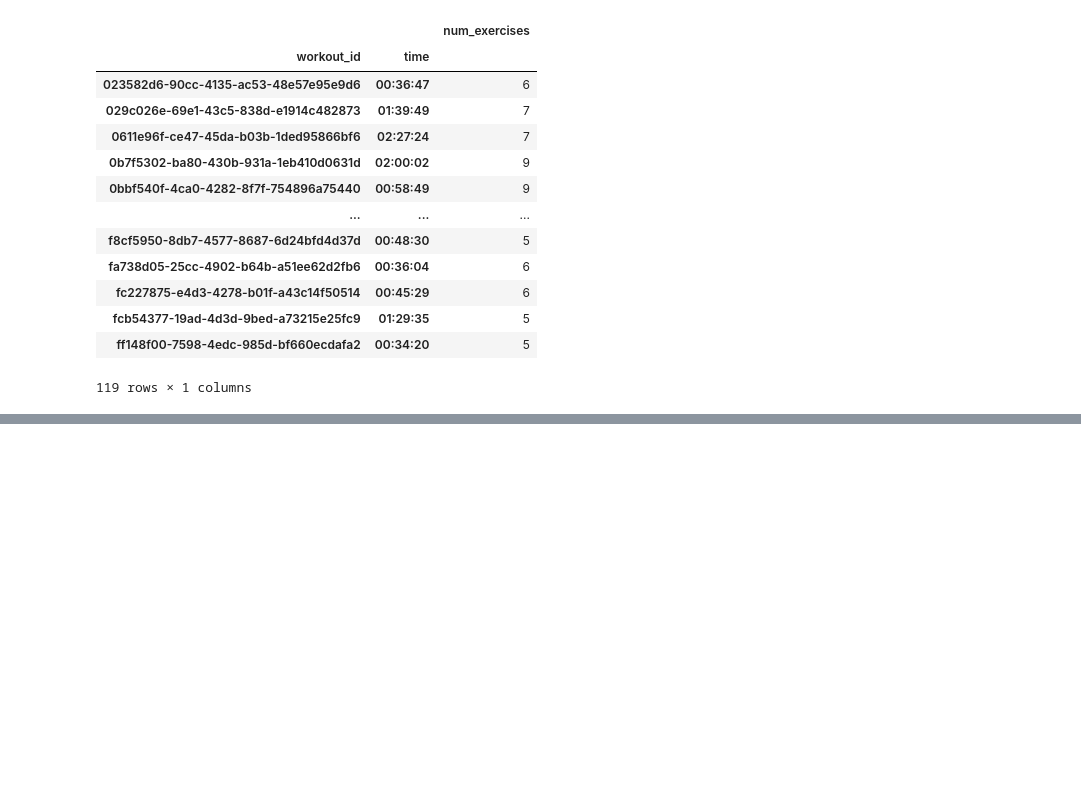
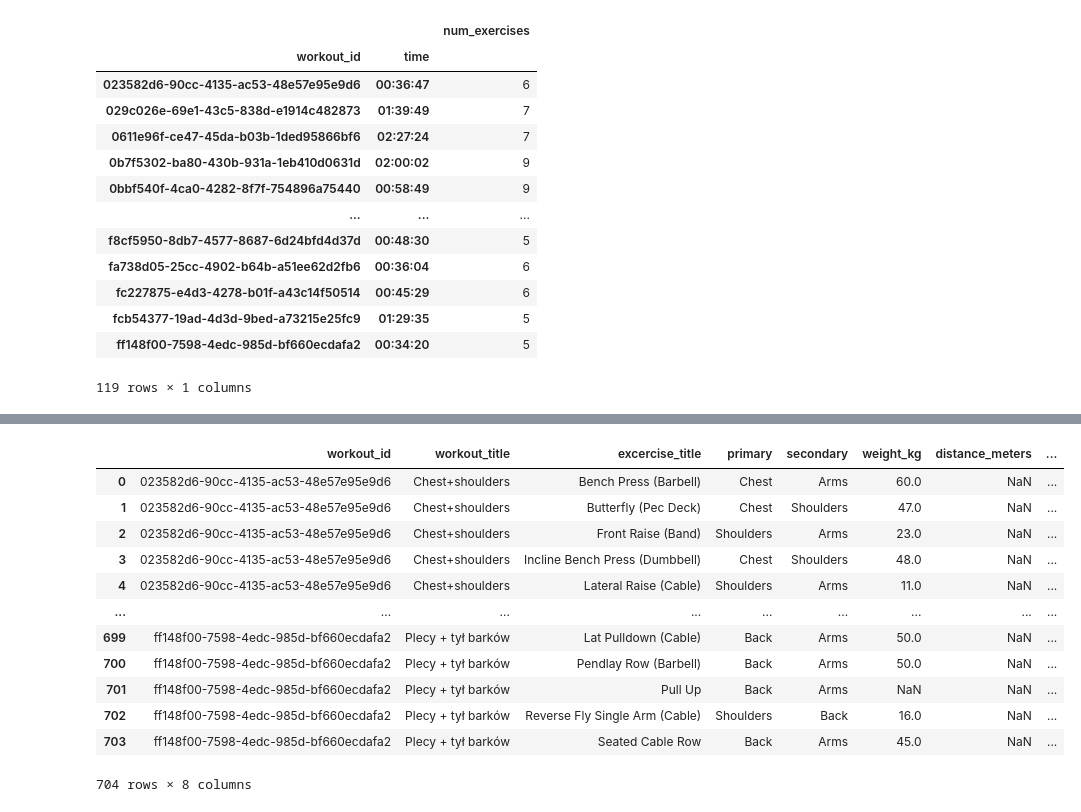
Before and after one commit to Miks007/Public-projects, a Jupyter notebook: Hevy workouts/Hevy_app.ipynb, the cells around one changed output, grey strips where cells are left out. Cells and saved outputs as stored; diff of their text form; code cells hidden in the pictures; blank space fills up the shorter version.

```diff
--- a/Hevy workouts/Hevy_app.ipynb
+++ b/Hevy workouts/Hevy_app.ipynb
@@ -218,0 +220,21 @@ df[['workout_id', 'workout_title', 'excercise_title', 'primary', 'secondary', 'w
+# %%
+grouped = df_temp.groupby(['workout_id','workout_title', 'excercise_title', 'primary', 'secondary']).agg({
+    'weight_kg': 'max',
+    'distance_meters': 'max',
+    'duration_seconds': 'max'
+}).reset_index()
+grouped
+# %% [output]
+|  | workout_id | workout_title | excercise_title | primary | secondary | weight_kg | distance_meters | ... |
+| 0 | 023582d6-90cc-4135-ac53-48e57e95e9d6 | Chest+shoulders | Bench Press (Barbell) | Chest | Arms | 60.0 | NaN | ... |
+| 1 | 023582d6-90cc-4135-ac53-48e57e95e9d6 | Chest+shoulders | Butterfly (Pec Deck) | Chest | Shoulders | 47.0 | NaN | ... |
+| 2 | 023582d6-90cc-4135-ac53-48e57e95e9d6 | Chest+shoulders | Front Raise (Band) | Shoulders | Arms | 23.0 | NaN | ... |
+| 3 | 023582d6-90cc-4135-ac53-48e57e95e9d6 | Chest+shoulders | Incline Bench Press (Dumbbell) | Chest | Shoulders | 48.0 | NaN | ... |
+| 4 | 023582d6-90cc-4135-ac53-48e57e95e9d6 | Chest+shoulders | Lateral Raise (Cable) | Shoulders | Arms | 11.0 | NaN | ... |
+| ... | ... | ... | ... | ... | ... | ... | ... | ... |
+| 699 | ff148f00-7598-4edc-985d-bf660ecdafa2 | Plecy + tył barków | Lat Pulldown (Cable) | Back | Arms | 50.0 | NaN | ... |
+| 700 | ff148f00-7598-4edc-985d-bf660ecdafa2 | Plecy + tył barków | Pendlay Row (Barbell) | Back | Arms | 50.0 | NaN | ... |
+| 701 | ff148f00-7598-4edc-985d-bf660ecdafa2 | Plecy + tył barków | Pull Up | Back | Arms | NaN | NaN | ... |
+| 702 | ff148f00-7598-4edc-985d-bf660ecdafa2 | Plecy + tył barków | Reverse Fly Single Arm (Cable) | Shoulders | Back | 16.0 | NaN | ... |
+| 703 | ff148f00-7598-4edc-985d-bf660ecdafa2 | Plecy + tył barków | Seated Cable Row | Back | Arms | 45.0 | NaN | ... |
+704 rows × 8 columns
```
Also changed, not shown: parts of 2 cells of this notebook, 1 other file.
